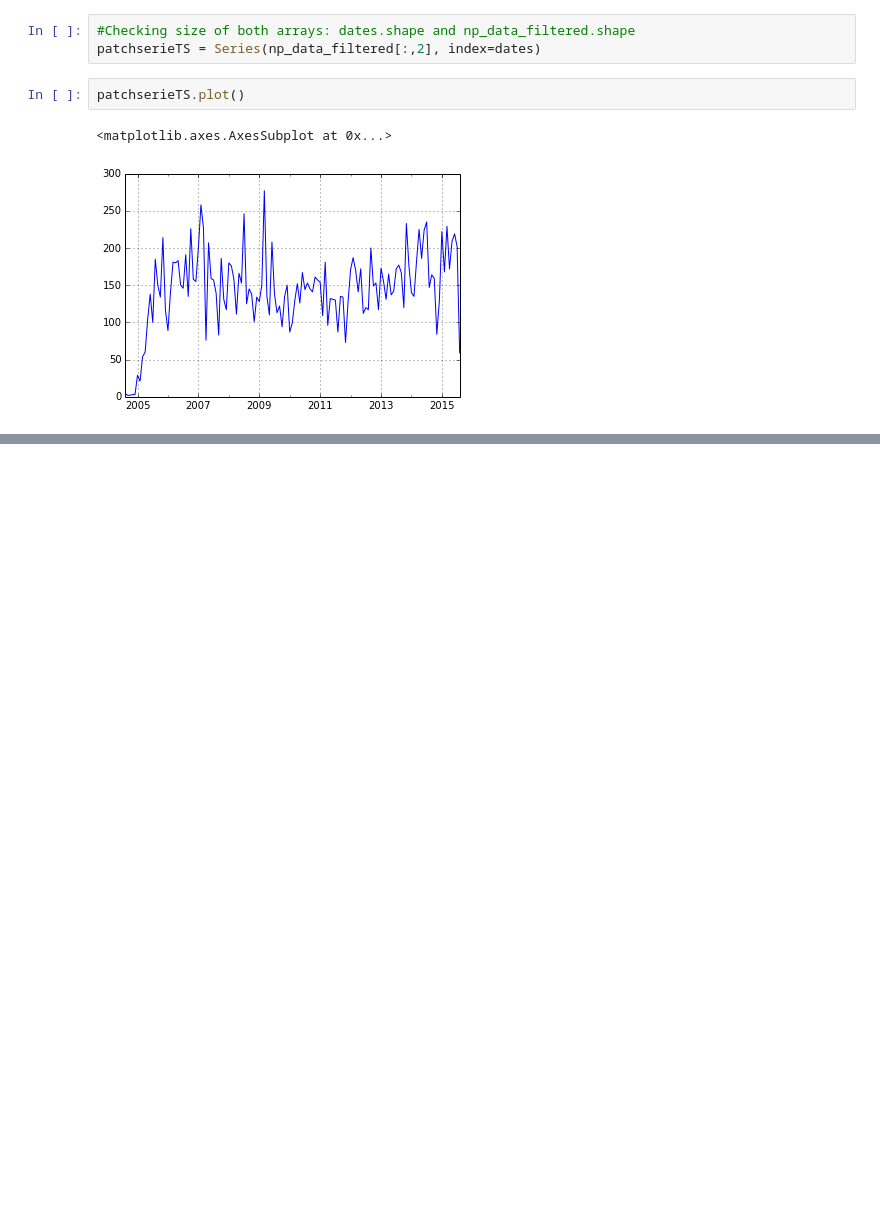
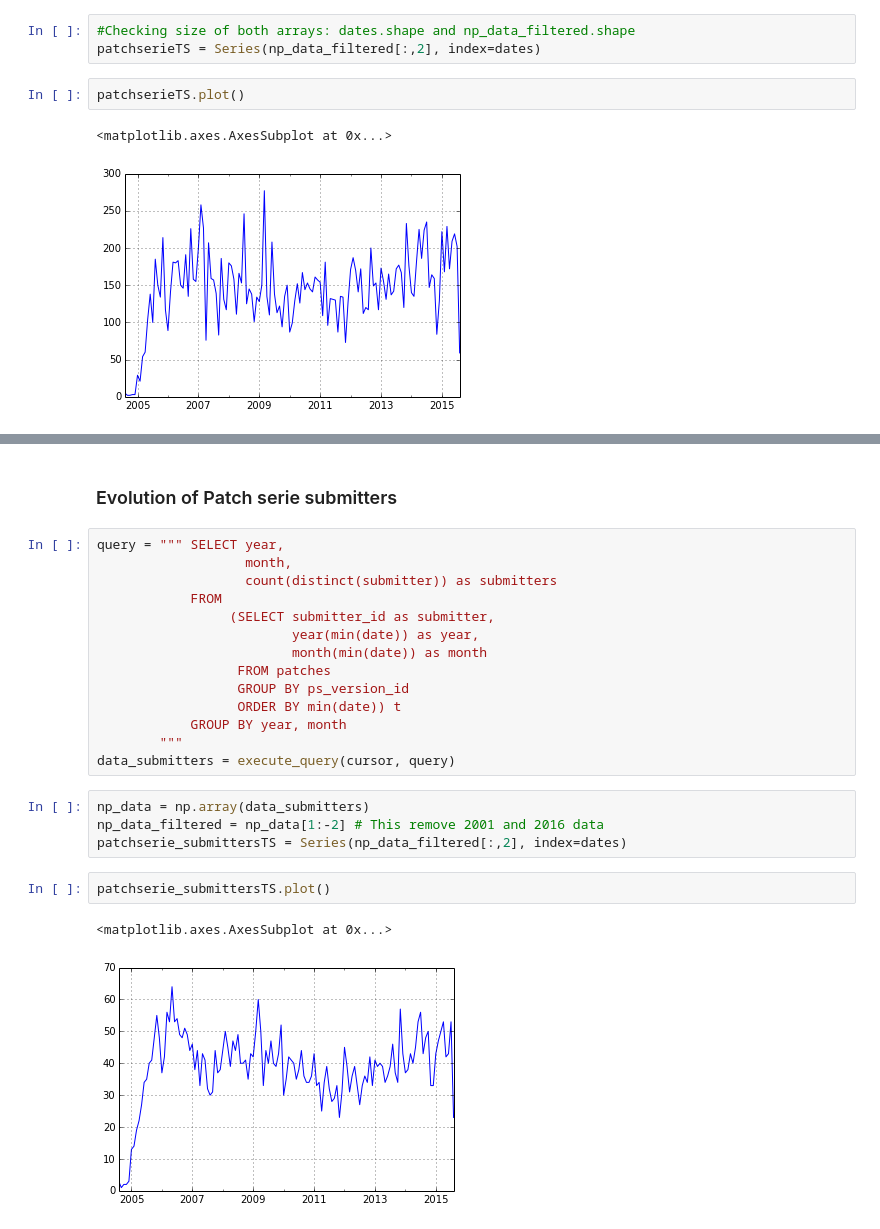
Before and after one commit to dicortazar/ipython-notebooks, a Jupyter notebook: projects/xen-analysis/Xen-analysis.ipynb, the cells around one changed output, grey strips where cells are left out. Cells and saved outputs as stored; diff of their text form; blank space fills up the shorter version.

Commit message:
Add evolution of patch serie submitters section

```diff
--- a/projects/xen-analysis/Xen-analysis.ipynb
+++ b/projects/xen-analysis/Xen-analysis.ipynb
@@ -135,0 +133,25 @@ patchserieTS.plot()
+# %% [markdown]
+### Evolution of Patch serie submitters
+# %%
+query = """ SELECT year,
+                   month,
+                   count(distinct(submitter)) as submitters
+            FROM
+                 (SELECT submitter_id as submitter,
+                         year(min(date)) as year,
+                         month(min(date)) as month
+                  FROM patches
+                  GROUP BY ps_version_id
+                  ORDER BY min(date)) t
+            GROUP BY year, month
+        """
+data_submitters = execute_query(cursor, query)
+# %%
+np_data = np.array(data_submitters)
+np_data_filtered = np_data[1:-2] # This remove 2001 and 2016 data
+patchserie_submittersTS = Series(np_data_filtered[:,2], index=dates)
+# %%
+patchserie_submittersTS.plot()
+# %% [output]
+<matplotlib.axes.AxesSubplot at 0x...>
+[figure, added]
```
Also changed, not shown: parts of 2 cells of this notebook.
